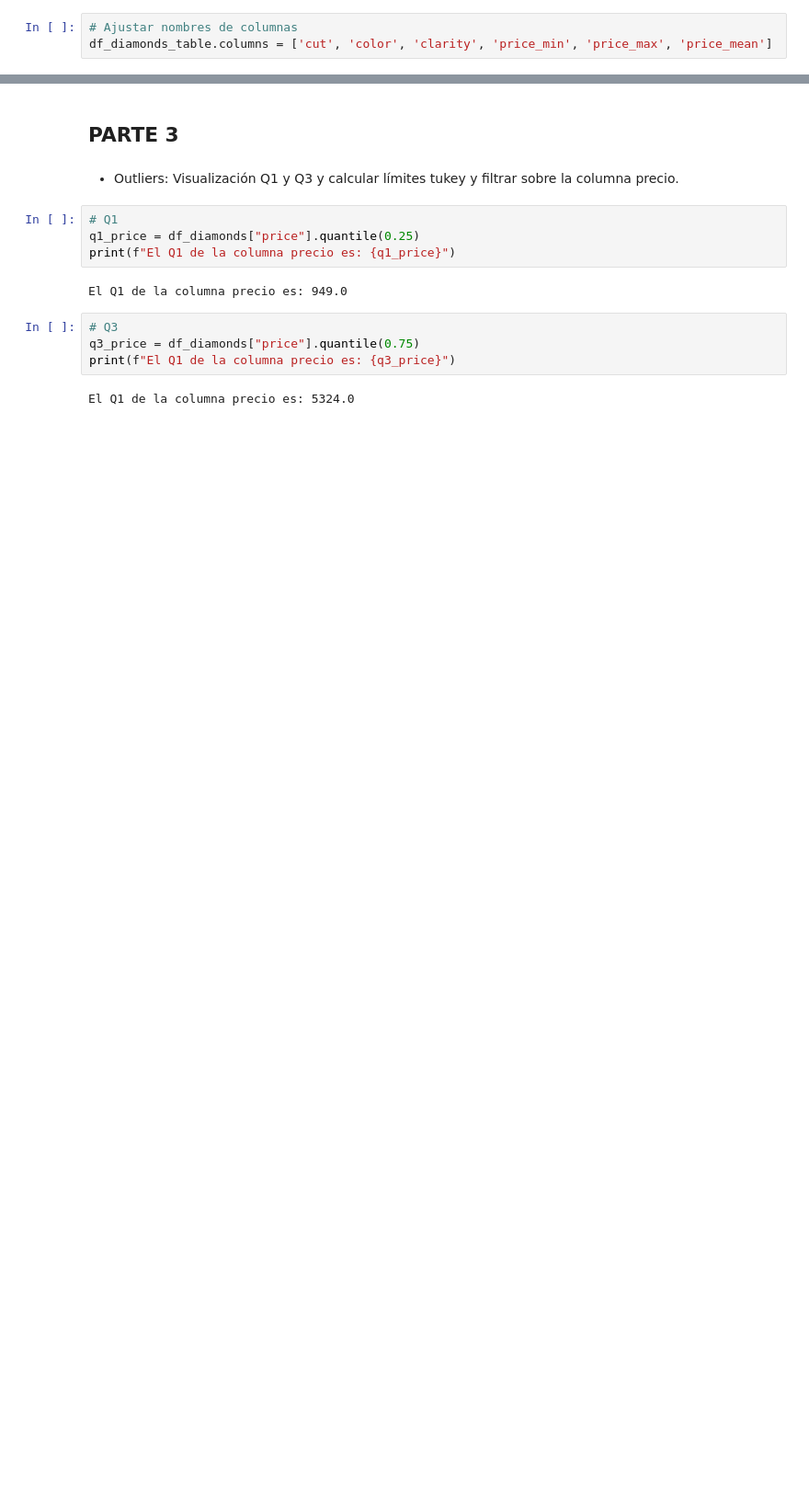
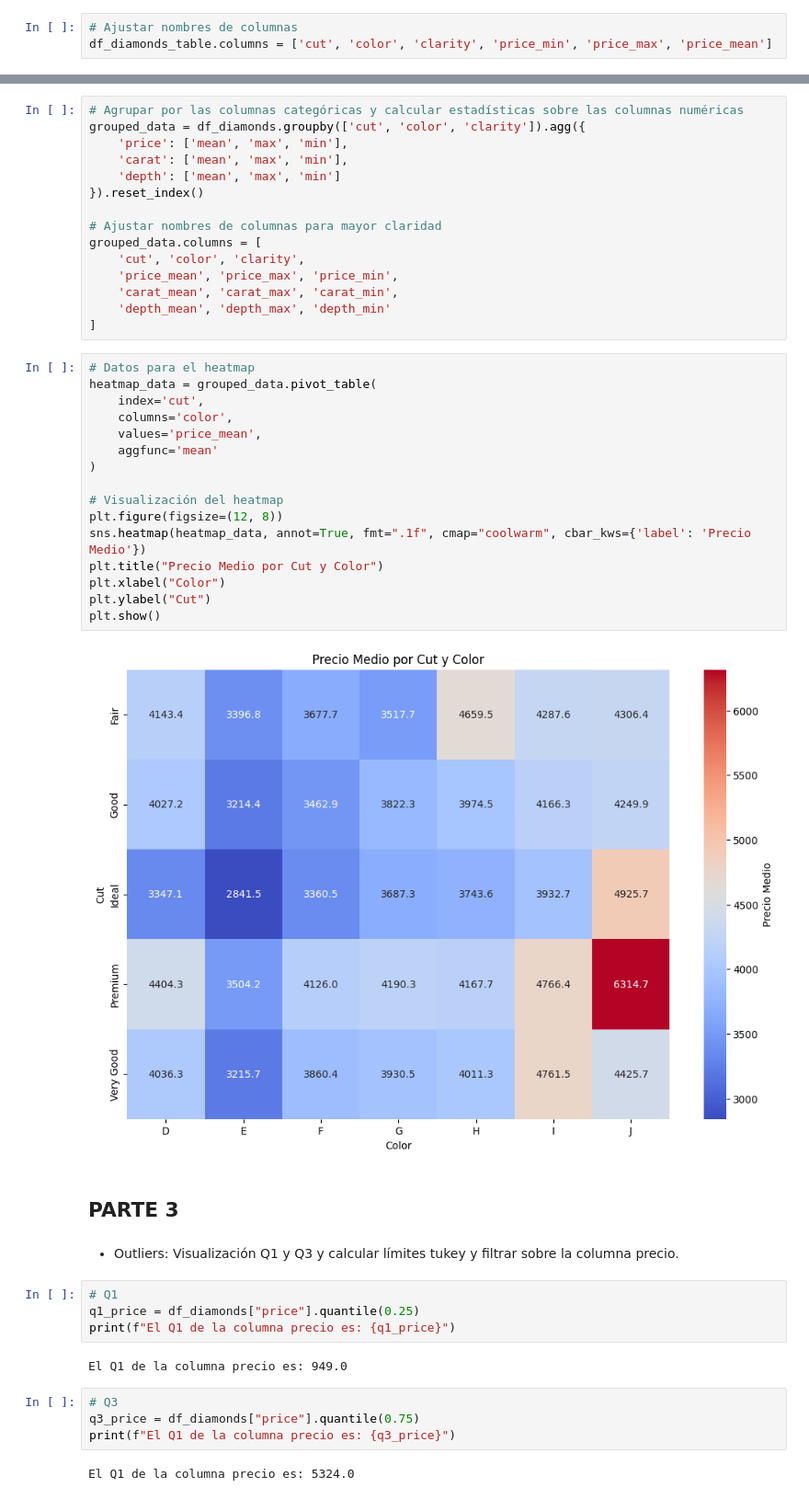
Before and after one commit to mplazap/Bootcamp_ejercicios, a Jupyter notebook: Tema 3 - Data Science/Ejercicio evaluable (19-01-2025)/M3 - Marino Plaza.ipynb, the cells around one changed output, grey strips where cells are left out. Shown at 92% size. Saved outputs shown, nothing was run; the diff lists cells and outputs as text; blank space fills up the shorter version.

```diff
--- a/Tema 3 - Data Science/Ejercicio evaluable (19-01-2025)/M3 - Marino Plaza.ipynb
+++ b/Tema 3 - Data Science/Ejercicio evaluable (19-01-2025)/M3 - Marino Plaza.ipynb
@@ -558,3 +565,36 @@ Setting a gradient palette using color= is deprecated and will be removed in v0.
+# %%
+# Agrupar por las columnas categóricas y calcular estadísticas sobre las columnas numéricas
+grouped_data = df_diamonds.groupby(['cut', 'color', 'clarity']).agg({
+    'price': ['mean', 'max', 'min'],
+    'carat': ['mean', 'max', 'min'],
+    'depth': ['mean', 'max', 'min']
+}).reset_index()
+
+# Ajustar nombres de columnas para mayor claridad
+grouped_data.columns = [
+    'cut', 'color', 'clarity',
+    'price_mean', 'price_max', 'price_min',
+    'carat_mean', 'carat_max', 'carat_min',
+    'depth_mean', 'depth_max', 'depth_min'
+]
+# %%
+# Datos para el heatmap
+heatmap_data = grouped_data.pivot_table(
+    index='cut',
+    columns='color',
+    values='price_mean',
+    aggfunc='mean'
+)
+
+# Visualización del heatmap
+plt.figure(figsize=(12, 8))
+sns.heatmap(heatmap_data, annot=True, fmt=".1f", cmap="coolwarm", cbar_kws={'label': 'Precio Medio'})
+plt.title("Precio Medio por Cut y Color")
+plt.xlabel("Color")
+plt.ylabel("Cut")
+plt.show()
+# %% [output]
+[figure, added]
 # %% [markdown]
 ## PARTE 3
 # %% [markdown]
```
Also changed, not shown: parts of 31 cells of this notebook, 2 other files.
